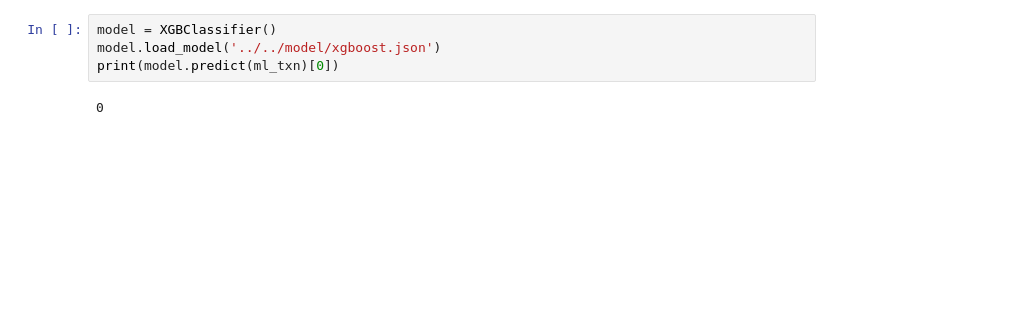
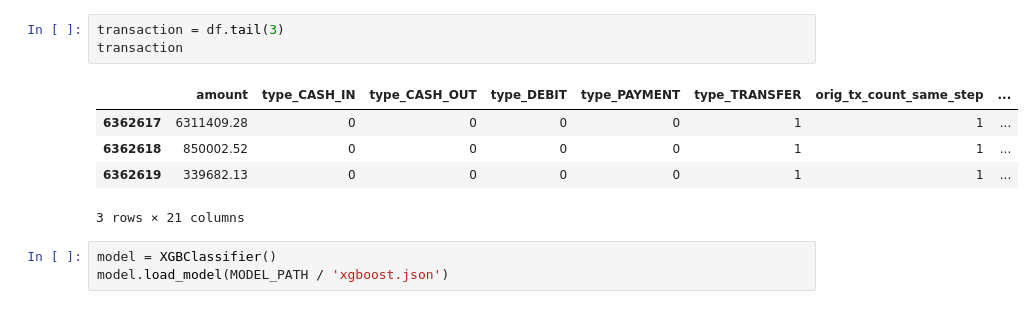
Before and after one commit to youchen-363/real-time-fraud-detector, a Jupyter notebook: src/ml/03_model_evaluation.ipynb, the cells around one changed output. Drawn from its saved outputs; the diff is of its cells as text; blank space fills up the shorter version.

```diff
--- a/src/ml/03_model_evaluation.ipynb
+++ b/src/ml/03_model_evaluation.ipynb
@@ -14,6 +34,12 @@ df[(df['isFraud'] == 1) & (df['type_CASH_IN'] == 1)].head()
+# %%
+transaction = df.tail(3)
+transaction
+# %% [output]
+|  | amount | type_CASH_IN | type_CASH_OUT | type_DEBIT | type_PAYMENT | type_TRANSFER | orig_tx_count_same_step | ... |
+| 6362617 | 6311409.28 | 0 | 0 | 0 | 0 | 1 | 1 | ... |
+| 6362618 | 850002.52 | 0 | 0 | 0 | 0 | 1 | 1 | ... |
+| 6362619 | 339682.13 | 0 | 0 | 0 | 0 | 1 | 1 | ... |
+3 rows × 21 columns
 # %%
 model = XGBClassifier()
-model.load_model('../../model/xgboost.json')
-print(model.predict(ml_txn)[0])
+model.load_model(MODEL_PATH / 'xgboost.json')
-# %% [output]
-0
```
Also changed, not shown: parts of 8 cells of this notebook, 8 other files.
